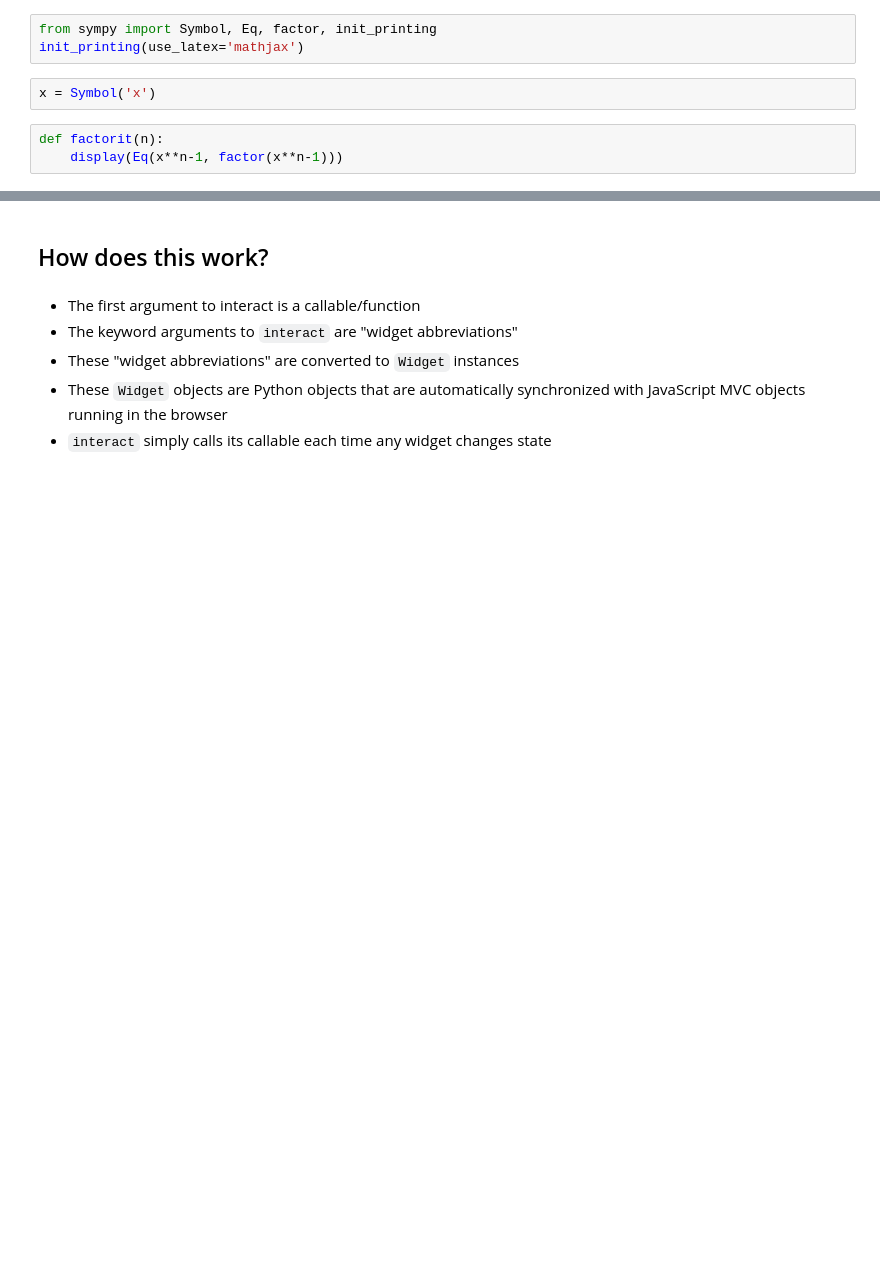
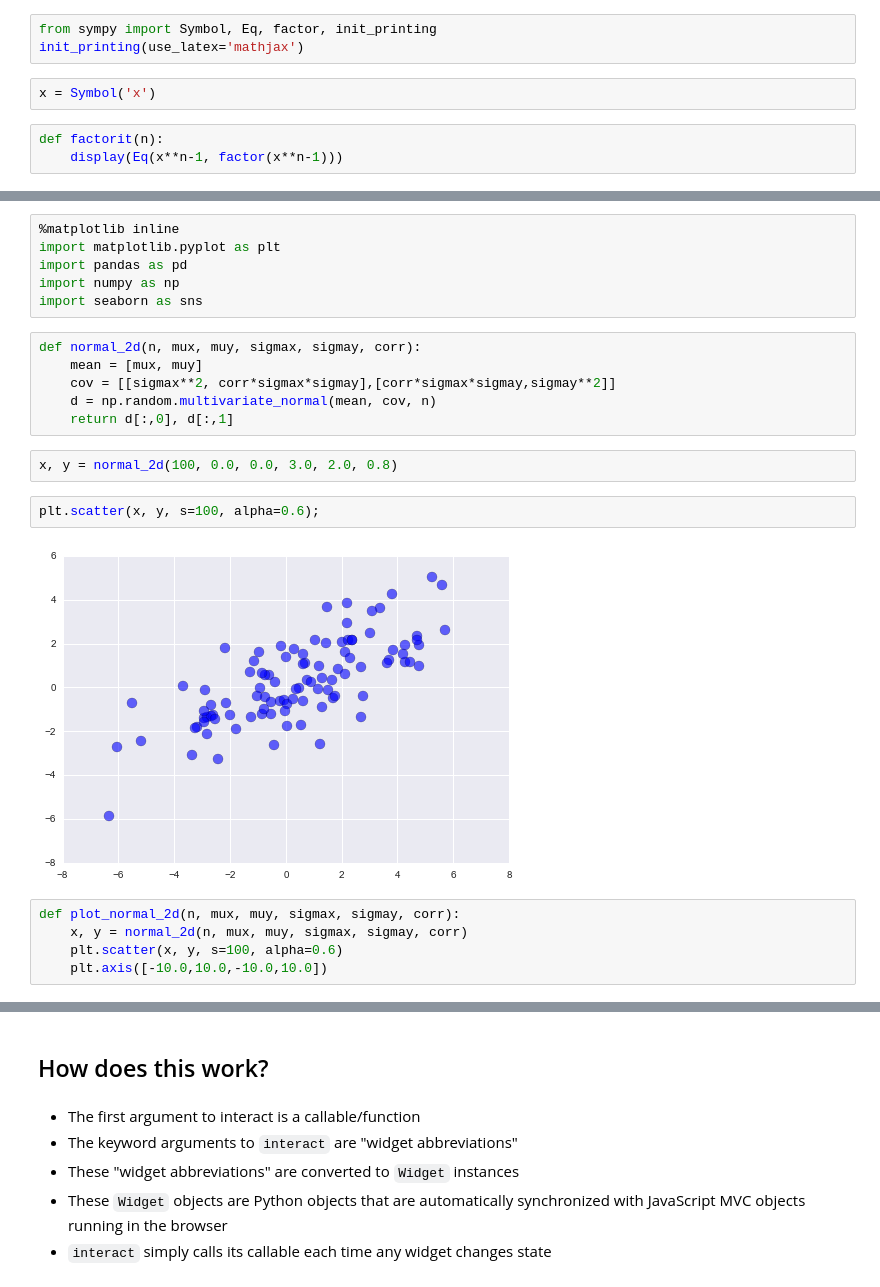
Before and after one commit to ellisonbg/talk-2014, a Jupyter notebook: Interaction.ipynb, the cells around one changed output, grey strips where cells are left out. Drawn from its saved outputs; the diff is of its cells as text; blank space fills up the shorter version.

```diff
--- a/Interaction.ipynb
+++ b/Interaction.ipynb
@@ -76,0 +106,23 @@ interact(factorit, n=(2,40));
+# %%
+%matplotlib inline
+import matplotlib.pyplot as plt
+import pandas as pd
+import numpy as np
+import seaborn as sns
+# %%
+def normal_2d(n, mux, muy, sigmax, sigmay, corr):
+    mean = [mux, muy]
+    cov = [[sigmax**2, corr*sigmax*sigmay],[corr*sigmax*sigmay,sigmay**2]]
+    d = np.random.multivariate_normal(mean, cov, n)
+    return d[:,0], d[:,1]
+# %%
+x, y = normal_2d(100, 0.0, 0.0, 3.0, 2.0, 0.8)
+# %%
+plt.scatter(x, y, s=100, alpha=0.6);
+# %% [output]
+[figure, added]
+# %%
+def plot_normal_2d(n, mux, muy, sigmax, sigmay, corr):
+    x, y = normal_2d(n, mux, muy, sigmax, sigmay, corr)
+    plt.scatter(x, y, s=100, alpha=0.6)
+    plt.axis([-10.0,10.0,-10.0,10.0])
```
Also changed, not shown: parts of 9 cells of this notebook, 17 other files.
